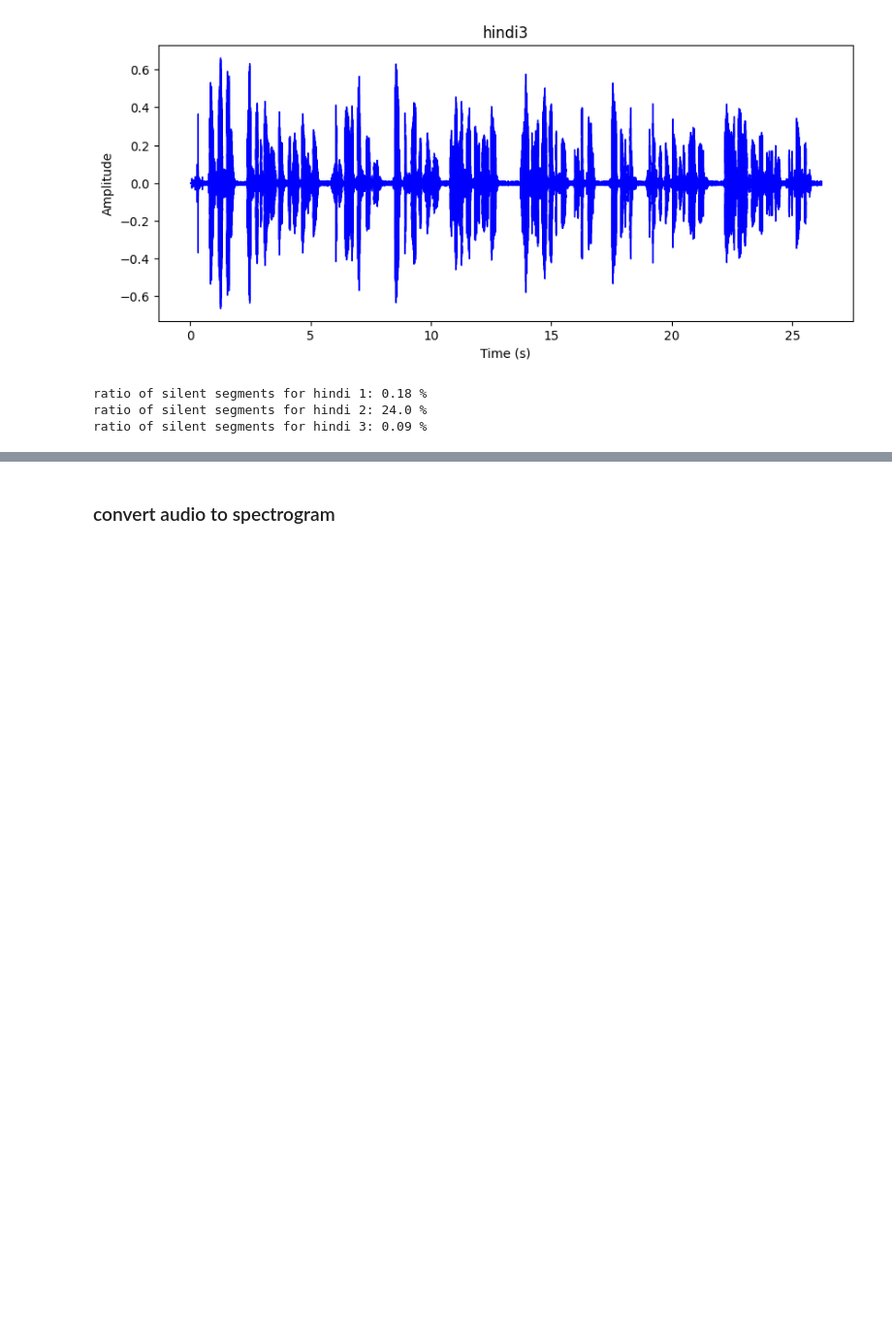
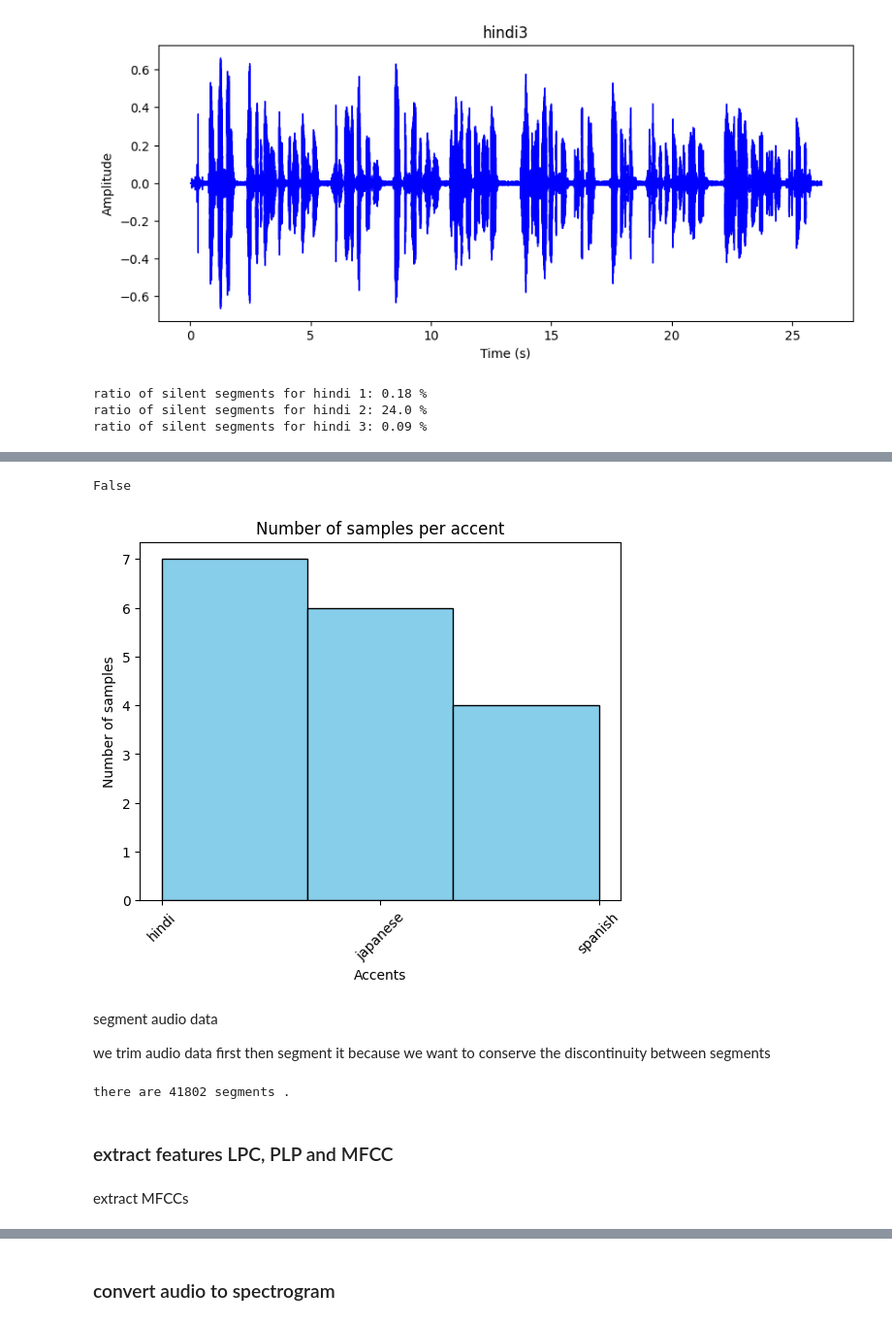
Before and after one commit to BlcMed/accent-recognition, a Jupyter notebook: notebooks/EDA.ipynb, the cells around one changed output, grey strips where cells are left out. Shown: that part at 97% size. Drawn from its saved outputs; the diff is of its cells as text; code cells hidden in the pictures; blank space fills up the shorter version.

```diff
--- a/notebooks/EDA.ipynb
+++ b/notebooks/EDA.ipynb
@@ -85,0 +129,30 @@ sf.write("../data/processed/hindi2.mp3", segment, sr)
+# %%
+#trim silence part and store all segments as individual audios with the corresponding labels
+audio_data_trimmed = []
+labels_trimmed = []
+for i, audio in enumerate(audio_data):
+    audible_segments = split_audio_by_silence(
+        audio,
+        SAMPLING_RATING,
+        threshold_percentage=THRESHOLD_PERCENTAGE,
+        min_silence_duration=MIN_SILENCE_DURATION,
+    )
+    audio_data_trimmed.extend(audible_segments)
+    labels_trimmed.extend([labels[i]] * len(audible_segments))
+    for j, segment in enumerate(audible_segments):
+        np.save(f"../data/processed/recordings/{labels[i]}_{i}_{j}.npy", segment)
+# %%
+print(len(audio_data_trimmed)==len(audio_data))
+plt.hist(labels_trimmed, bins=len(unique_labels), color='skyblue', edgecolor='black')
+plt.xlabel('Accents')
+plt.ylabel('Number of samples')
+plt.title('Number of samples per accent')
+plt.xticks(rotation=45)
+plt.show()
+# %% [output]
+False
+[figure, added]
+# %% [markdown]
+segment audio data
+
+we trim audio data first then segment it because we want to conserve the discontinuity between segments
@@ -85,0 +171,8 @@ sf.write("../data/processed/hindi2.mp3", segment, sr)
+# %%
+print(f"there are {len(audio_data_segmented)} segments .")
+# %% [output]
+there are 41802 segments .
+# %% [markdown]
+### extract features LPC, PLP and MFCC
+# %% [markdown]
+extract MFCCs
```
Also changed, not shown: parts of 22 cells of this notebook, 5 other files.
